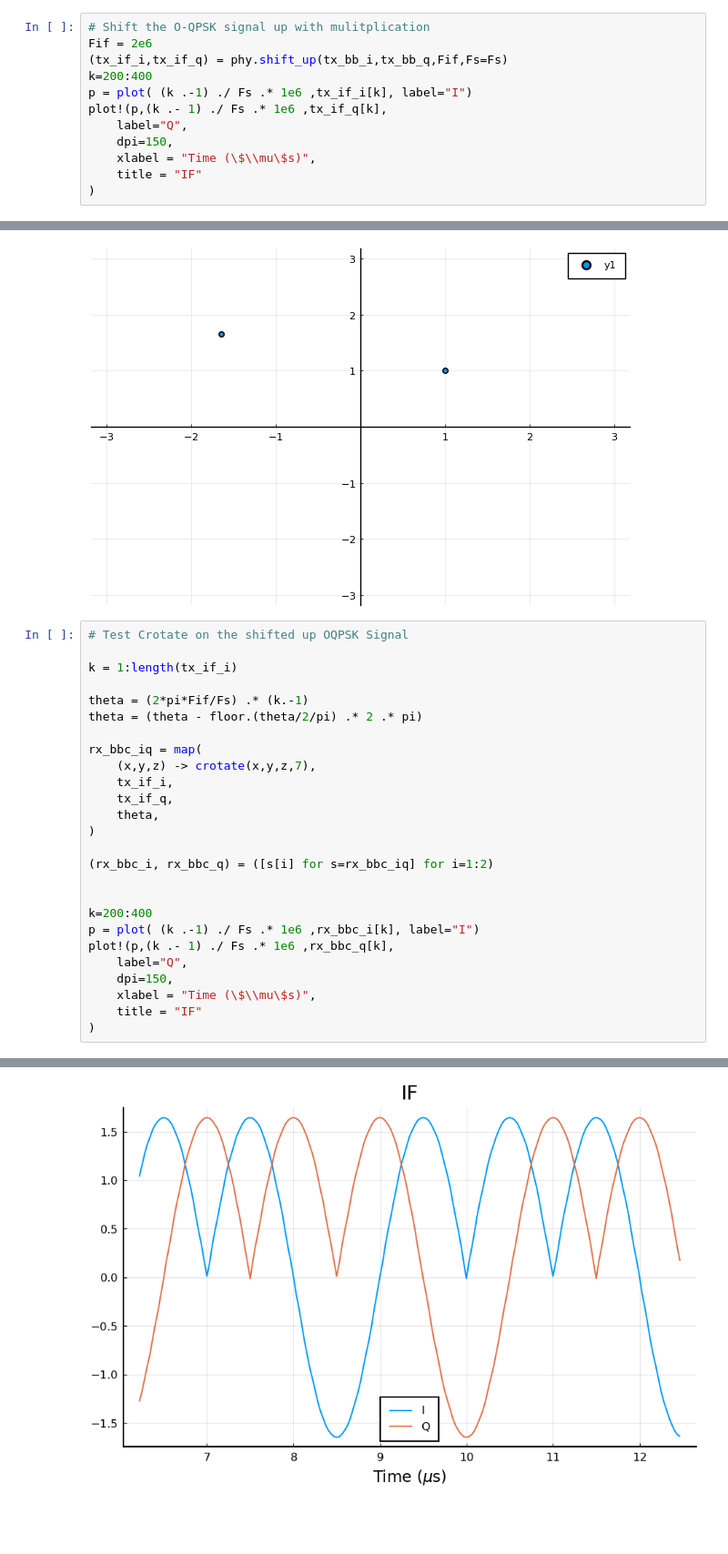
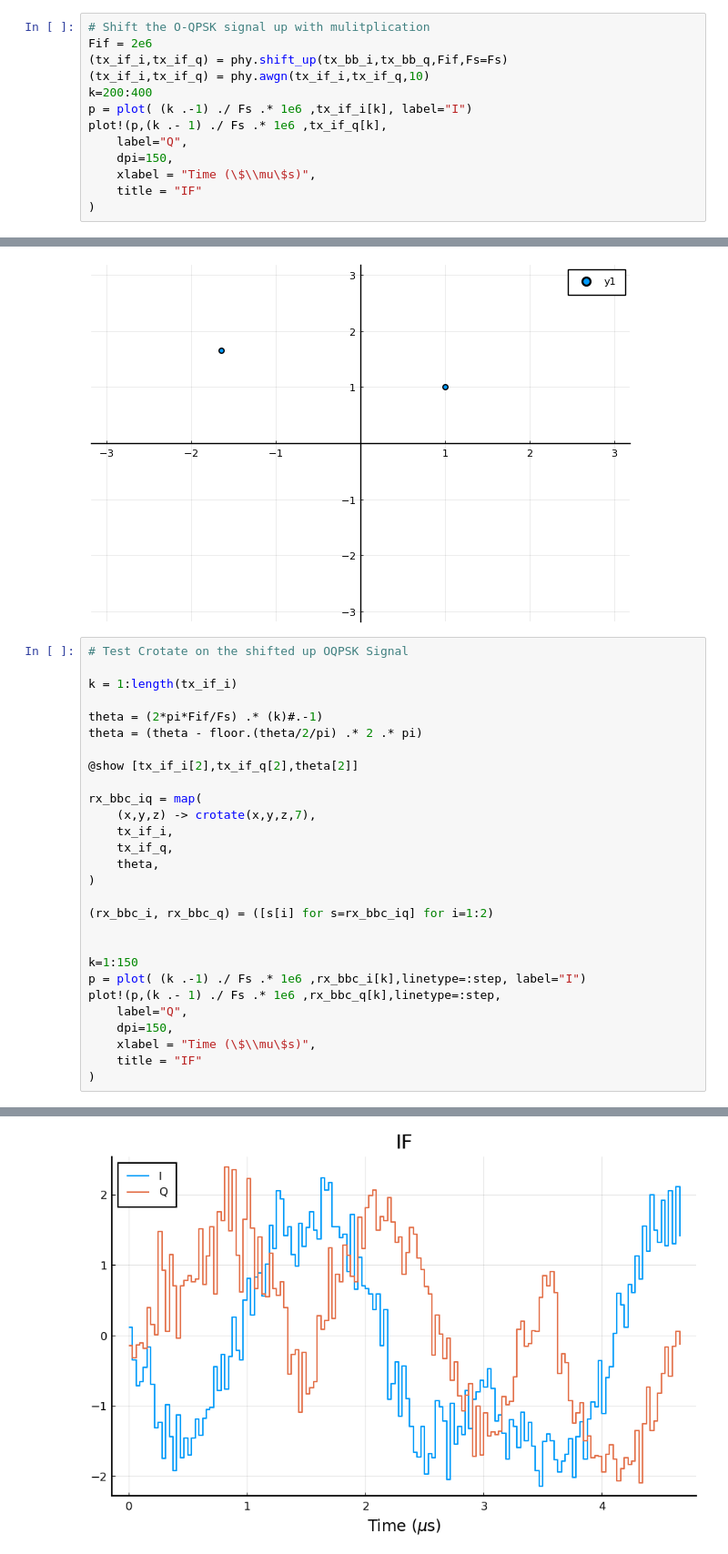
Before and after one commit to PaulDetterer/verilog_cordic_core, a Jupyter notebook: nb/CRotateF.ipynb, the cells around one changed output, grey strips where cells are left out. Shown at 91% size. Drawn from its saved outputs; the diff is of its cells as text; blank space fills up the shorter version.

```diff
--- a/nb/CRotateF.ipynb
+++ b/nb/CRotateF.ipynb
@@ -35,6 +35,7 @@ plot!(p,(k .- 1) ./ Fs .* 1e6 ,tx_bb_q[k],
 # Shift the O-QPSK signal up with mulitplication
 Fif = 2e6
 (tx_if_i,tx_if_q) = phy.shift_up(tx_bb_i,tx_bb_q,Fif,Fs=Fs)
+(tx_if_i,tx_if_q) = phy.awgn(tx_if_i,tx_if_q,10)
 k=200:400
 p = plot( (k .-1) ./ Fs .* 1e6 ,tx_if_i[k], label="I")
 plot!(p,(k .- 1) ./ Fs .* 1e6 ,tx_if_q[k],
@@ -113,8 +114,10 @@ p = scatter(
 
 k = 1:length(tx_if_i)
 
-theta = (2*pi*Fif/Fs) .* (k.-1)
+theta = (2*pi*Fif/Fs) .* (k)#.-1)
 theta = (theta - floor.(theta/2/pi) .* 2 .* pi)
+
+@show [tx_if_i[2],tx_if_q[2],theta[2]]
 
 rx_bbc_iq = map(
     (x,y,z) -> crotate(x,y,z,7),
@@ -126,9 +129,9 @@ rx_bbc_iq = map(
 (rx_bbc_i, rx_bbc_q) = ([s[i] for s=rx_bbc_iq] for i=1:2)
 
 
-k=200:400
-p = plot( (k .-1) ./ Fs .* 1e6 ,rx_bbc_i[k], label="I")
-plot!(p,(k .- 1) ./ Fs .* 1e6 ,rx_bbc_q[k],
+k=1:150
+p = plot( (k .-1) ./ Fs .* 1e6 ,rx_bbc_i[k],linetype=:step, label="I")
+plot!(p,(k .- 1) ./ Fs .* 1e6 ,rx_bbc_q[k],linetype=:step,
     label="Q",
     dpi=150,
     xlabel = "Time (\$\\mu\$s)",
@@ -138,4 +142,4 @@ plot!(p,(k .- 1) ./ Fs .* 1e6 ,rx_bbc_q[k],
-[figure, old version]
+[figure, new version]
 # %%
 # Digitize and save the if input to be used as stimuli
 BW=12
```
Also changed, not shown: parts of 5 cells of this notebook, 22 other files.
